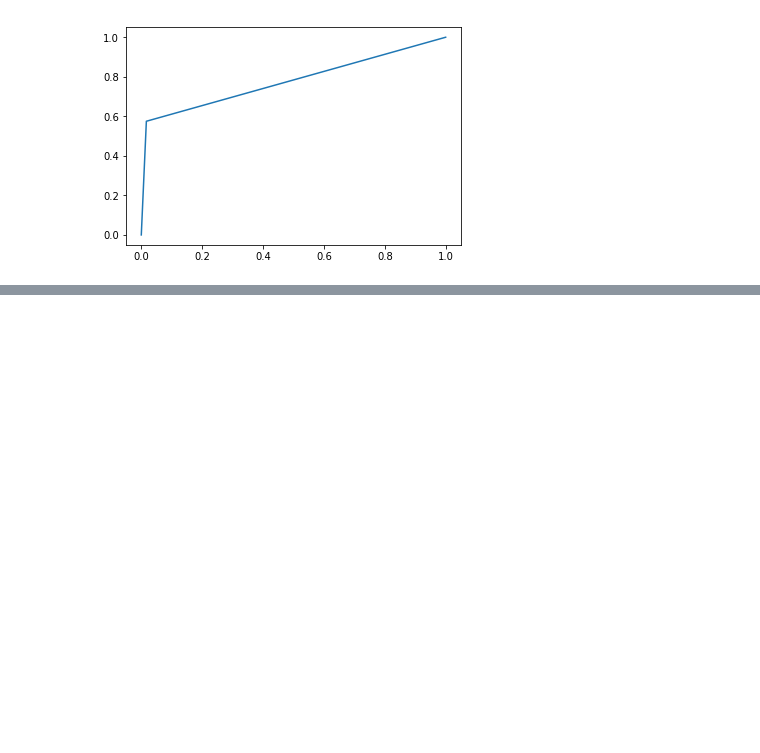
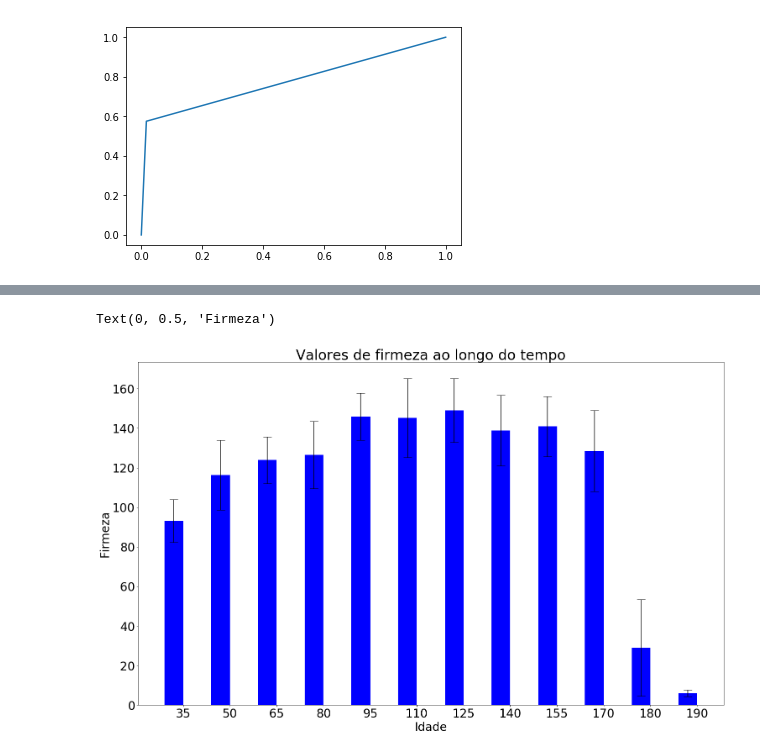
Before and after one commit to danielesreis/mng, a Jupyter notebook: notebooks/data analysis.ipynb, the cells around one changed output, grey strips where cells are left out. Cells and saved outputs as stored; diff of their text form; code cells hidden in the pictures; blank space fills up the shorter version.

```diff
--- a/notebooks/data analysis.ipynb
+++ b/notebooks/data analysis.ipynb
@@ -74,0 +204,15 @@ img.shape[0]
+# %%
+firm = pred.groupby('time_real')['firmeza_real']
+firm2 = pred.groupby('time_predict')['firmeza_predict']
+# %%
+fig, ax = plt.subplots()
+
+a = plt.bar(np.arange(len(pred['time_real'].unique()))-0.2, firm.mean(), yerr=firm.std(), capsize=10, color='b', width=0.4)
+# b = plt.bar(np.arange(len(pred['time_real'].unique()))+0.2, firm2.mean(), yerr=firm2.std(), capsize=10, color='r', width=0.4)
+plt.xticks(np.arange(len(pred['time_real'].unique())), pred['time_real'].unique().astype('int'))
+plt.title('Valores de firmeza ao longo do tempo')
+plt.xlabel('Idade')
+plt.ylabel('Firmeza')
+# %% [output]
+Text(0, 0.5, 'Firmeza')
+[figure, added]
```
Also changed, not shown: parts of 38 cells of this notebook, 5 other files.
